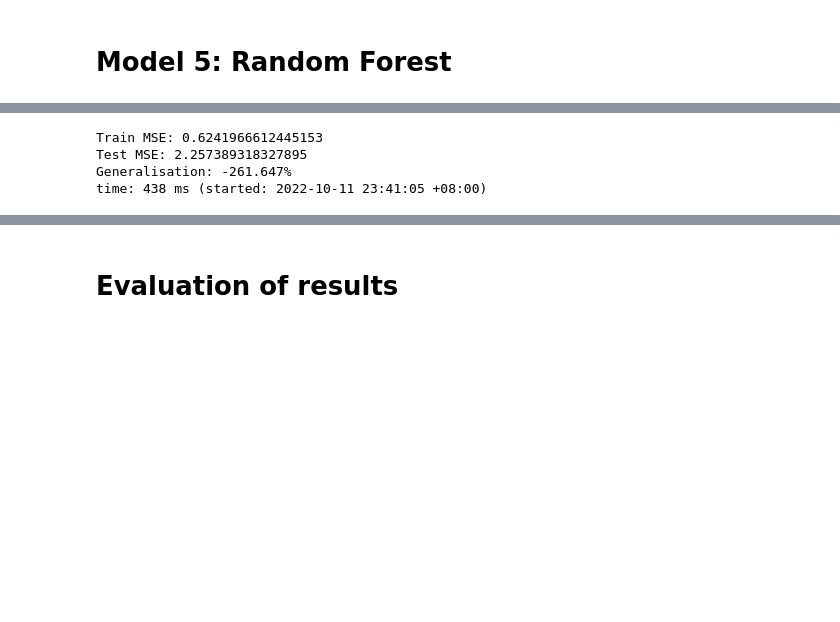
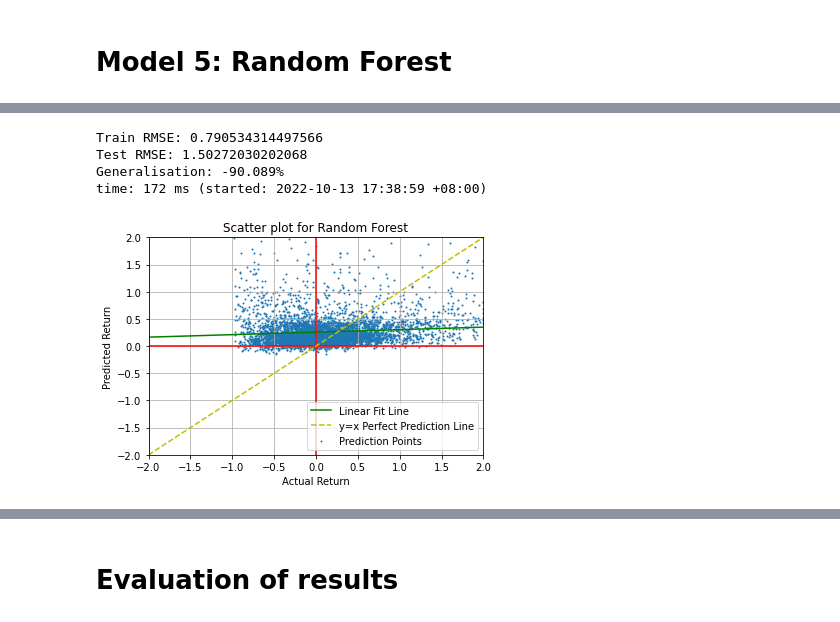
Before and after one commit to ethan-eplee/PortfolioThatBeatsTheMarket, a Jupyter notebook: 04_Modelling.ipynb, the cells around one changed output, grey strips where cells are left out. Saved outputs shown, nothing was run; the diff lists cells and outputs as text; code cells hidden in the pictures; blank space fills up the shorter version.

```diff
--- a/04_Modelling.ipynb
+++ b/04_Modelling.ipynb
@@ -880,16 +881,20 @@ time: 17.3 s (started: 2022-10-11 21:32:23 +08:00)
 # %%
-mse_train = mean_squared_error(y_train, rf.predict(X_train), squared=True)
-mse_test = mean_squared_error(y_test, y_pred, squared=True)
-pct_diff = round((1-mse_test/mse_train)*100,3)
+rmse_train = mean_squared_error(y_train, rf.predict(X_train), squared=False)
+rmse_test = mean_squared_error(y_test, y_pred, squared=False)
+pct_diff = round((1-rmse_test/rmse_train)*100,3)
 
-print('Train MSE:', mse_train)
-print('Test MSE:', mse_test)
+print('Train RMSE:', rmse_train)
+print('Test RMSE:', rmse_test)
 print(f'Generalisation: {pct_diff}%')
 
 # Save for use in later notebook
 pickle.dump(rf, open("rf_regressor.p", "wb" ))
 # %% [output]
-Train MSE: 0.6241966612445153
-Test MSE: 2.257389318327895
-Generalisation: -261.647%
-time: 438 ms (started: 2022-10-11 23:41:05 +08:00)
+Train RMSE: 0.790534314497566
+Test RMSE: 1.50272030202068
+Generalisation: -90.089%
+time: 172 ms (started: 2022-10-13 17:38:59 +08:00)
+# %%
+plotScatter('Random Forest', y_test.to_numpy(), y_pred, 2)
+# %% [output]
+[figure, added]
```
Also changed, not shown: parts of 68 cells of this notebook, 14 other files.
